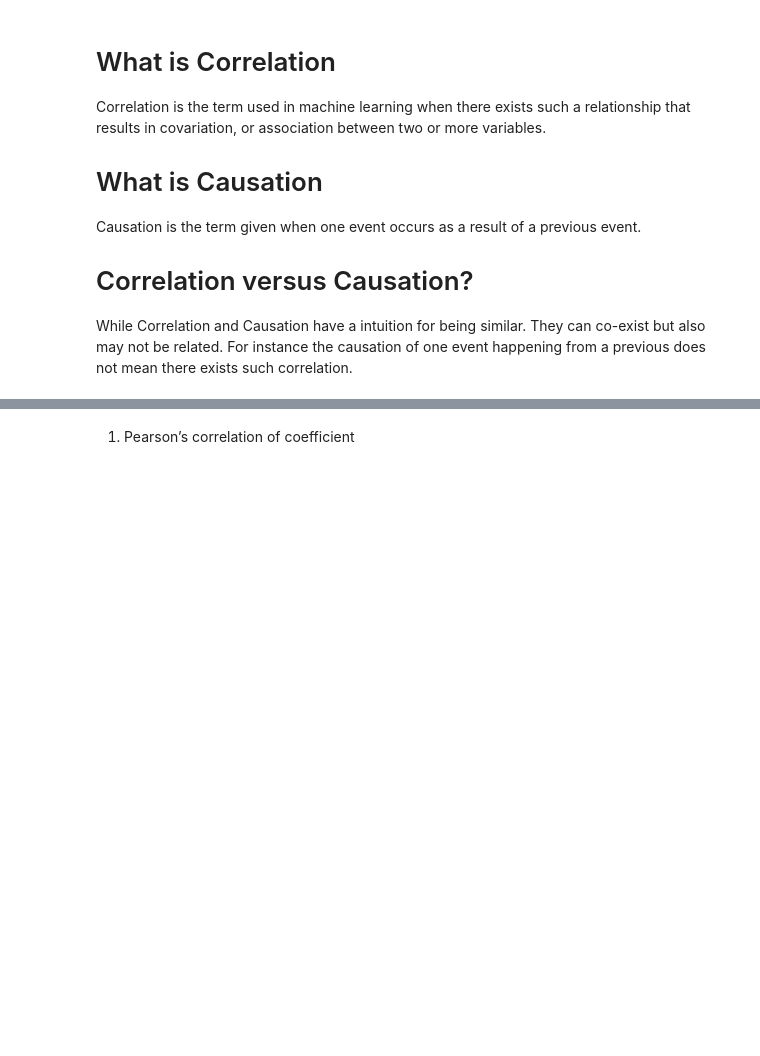
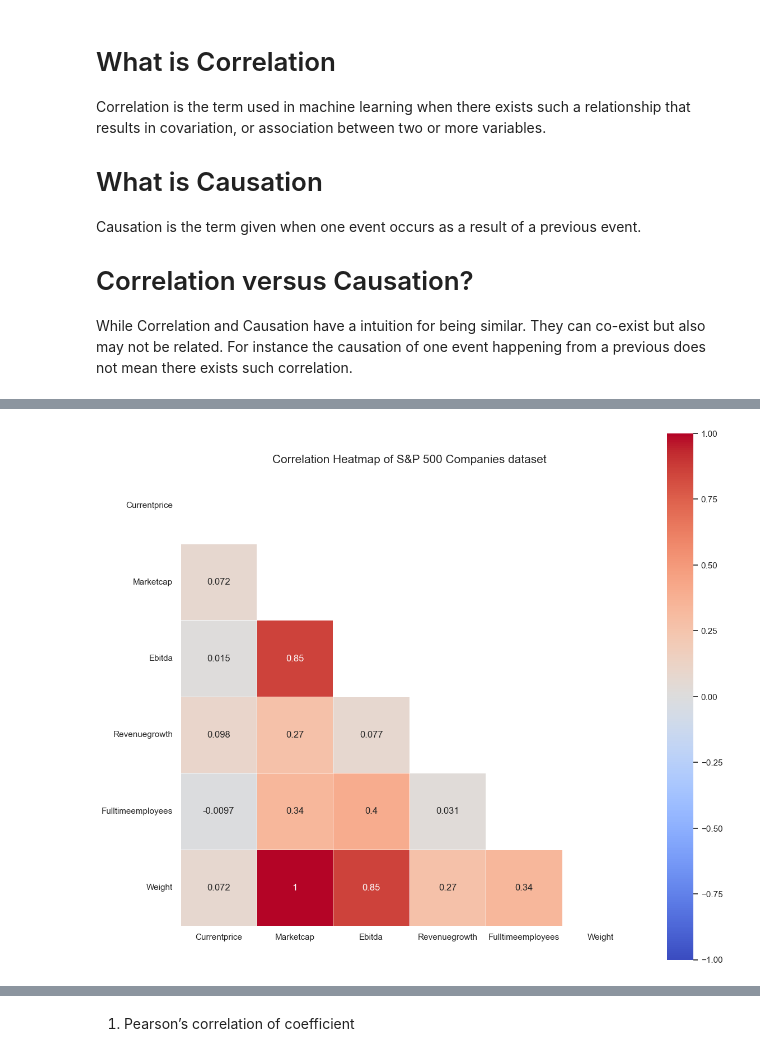
Before and after one commit to aevilla160/qfs_ml_workshop, a Jupyter notebook: nightly.ipynb, the cells around one changed output, grey strips where cells are left out. Cells and saved outputs as stored; diff of their text form; code cells hidden in the pictures; blank space fills up the shorter version.

```diff
--- a/nightly.ipynb
+++ b/nightly.ipynb
@@ -31,0 +60,15 @@ While Correlation and Causation have a intuition for being similar. They can co-
+# %%
+# Remove non-numeric columns from the dataframe
+numeric_columns = SP500_Comp.select_dtypes(include=np.number).columns
+SP_corr = SP500_Comp[numeric_columns].corr()
+
+mask = np.zeros_like(SP_corr)
+mask[np.triu_indices_from(mask)] = True
+with sns.axes_style("white"):
+    f, ax = plt.subplots(figsize=(12, 10))
+    ax = sns.heatmap(SP_corr, mask=mask, vmax=1, vmin=-1, linewidths=.5, square=True, cmap='coolwarm', annot=True)
+    plt.title('Correlation Heatmap of S&P 500 Companies dataset', fontsize = 15)
+    plt.yticks(rotation=0)
+    plt.tight_layout()
+# %% [output]
+[figure, added]
```
Also changed, not shown: parts of 12 cells of this notebook.
